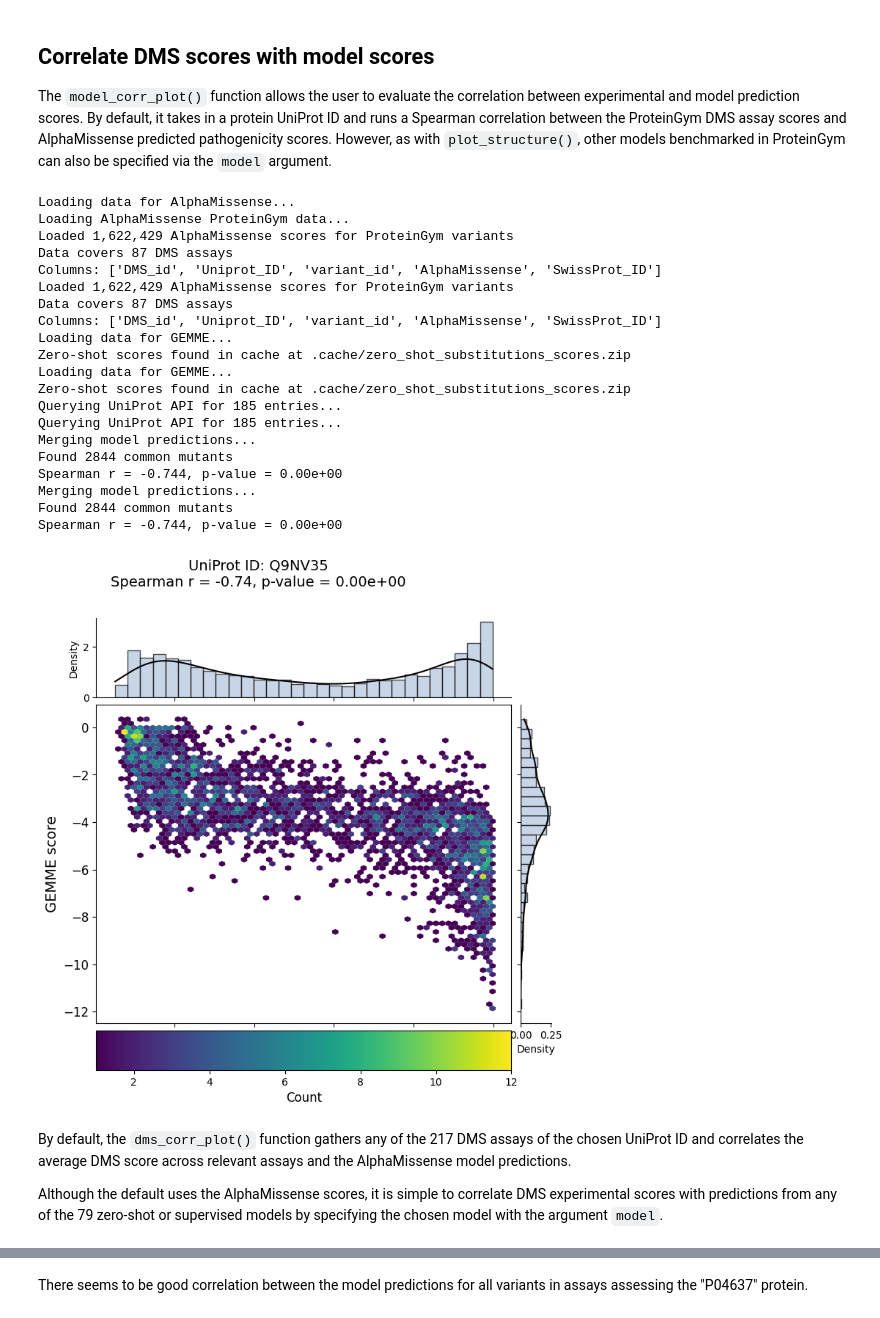
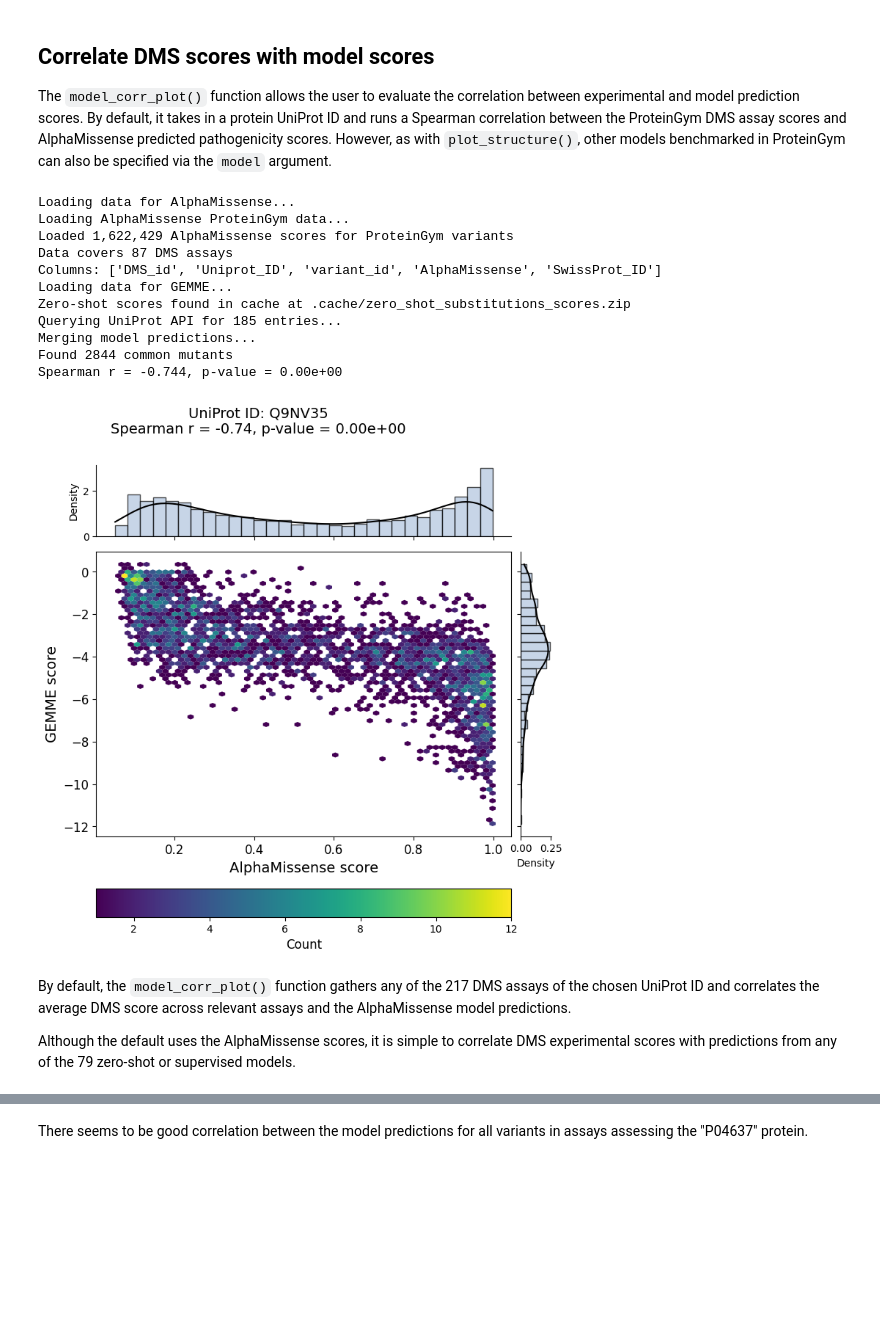
Before and after one commit to ccb-hms/ProteinGymPy, a Jupyter notebook: docs/visualization_exploration.ipynb, the cells around one changed output, grey strips where cells are left out. Saved outputs shown, nothing was run; the diff lists cells and outputs as text; code cells hidden in the pictures; blank space fills up the shorter version.

```diff
--- a/docs/visualization_exploration.ipynb
+++ b/docs/visualization_exploration.ipynb
@@ -214,35 +206,26 @@ Finally, it is possible to use the same color scheme as the [popEVE mutation por
 The `model_corr_plot()` function allows the user to evaluate the correlation between experimental and model prediction scores. By default, it takes in a protein UniProt ID and runs a Spearman correlation between the ProteinGym DMS assay scores and AlphaMissense predicted pathogenicity scores. However, as with `plot_structure()`, other models benchmarked in ProteinGym can also be specified via the `model` argument.
 # %%
 # Correlate DMS scores with AlphaMissense predictions
-from proteingympy.dms_corr_plot import dms_corr_plot
+from proteingympy.model_corr_plot import model_corr_plot
 
-corr_plot = dms_corr_plot(uniprot_id="Q9NV35")
+corr_plot = model_corr_plot(uniprot_id="Q9NV35")
 # %% [output]
 Loading data for AlphaMissense...
 Loading AlphaMissense ProteinGym data...
 Loaded 1,622,429 AlphaMissense scores for ProteinGym variants
 Data covers 87 DMS assays
 Columns: ['DMS_id', 'Uniprot_ID', 'variant_id', 'AlphaMissense', 'SwissProt_ID']
-Loaded 1,622,429 AlphaMissense scores for ProteinGym variants
-Data covers 87 DMS assays
-Columns: ['DMS_id', 'Uniprot_ID', 'variant_id', 'AlphaMissense', 'SwissProt_ID']
 Loading data for GEMME...
 Zero-shot scores found in cache at .cache/zero_shot_substitutions_scores.zip
-Loading data for GEMME...
-Zero-shot scores found in cache at .cache/zero_shot_substitutions_scores.zip
-Querying UniProt API for 185 entries...
 Querying UniProt API for 185 entries...
 Merging model predictions...
 Found 2844 common mutants
 Spearman r = -0.744, p-value = 0.00e+00
-Merging model predictions...
-Found 2844 common mutants
-Spearman r = -0.744, p-value = 0.00e+00
-[figure, old version]
+[figure, new version]
 # %% [markdown]
-By default, the `dms_corr_plot()` function gathers any of the 217 DMS assays of the chosen UniProt ID and correlates the average DMS score across relevant assays and the AlphaMissense model predictions.
+By default, the `model_corr_plot()` function gathers any of the 217 DMS assays of the chosen UniProt ID and correlates the average DMS score across relevant assays and the AlphaMissense model predictions.
 
-Although the default uses the AlphaMissense scores, it is simple to correlate DMS experimental scores with predictions from any of the 79 zero-shot or supervised models by specifying the chosen model with the argument `model`.
+Although the default uses the AlphaMissense scores, it is simple to correlate DMS experimental scores with predictions from any of the 79 zero-shot or supervised models.
 # %% [markdown]
 ## Correlate prediction scores between two models
 
```
Also changed, not shown: parts of 8 cells of this notebook, 1 other file.
